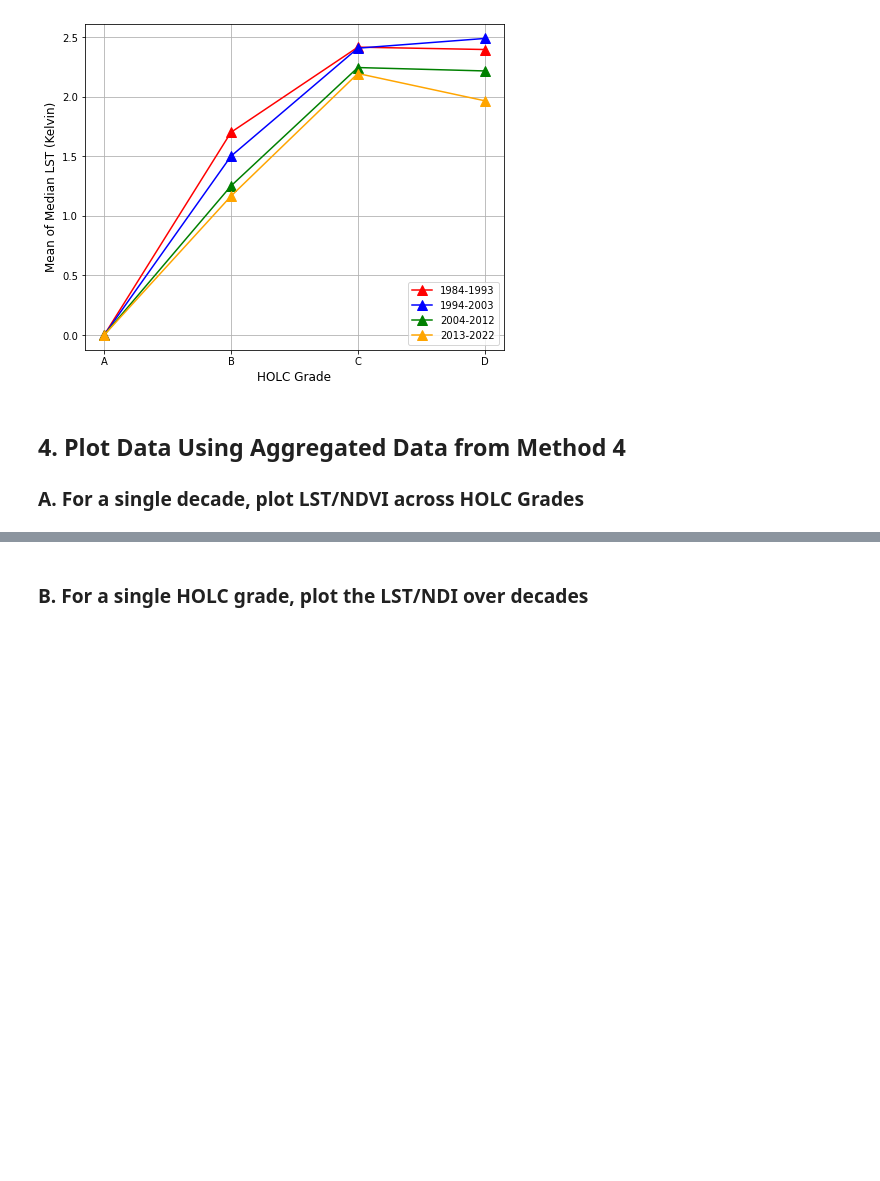
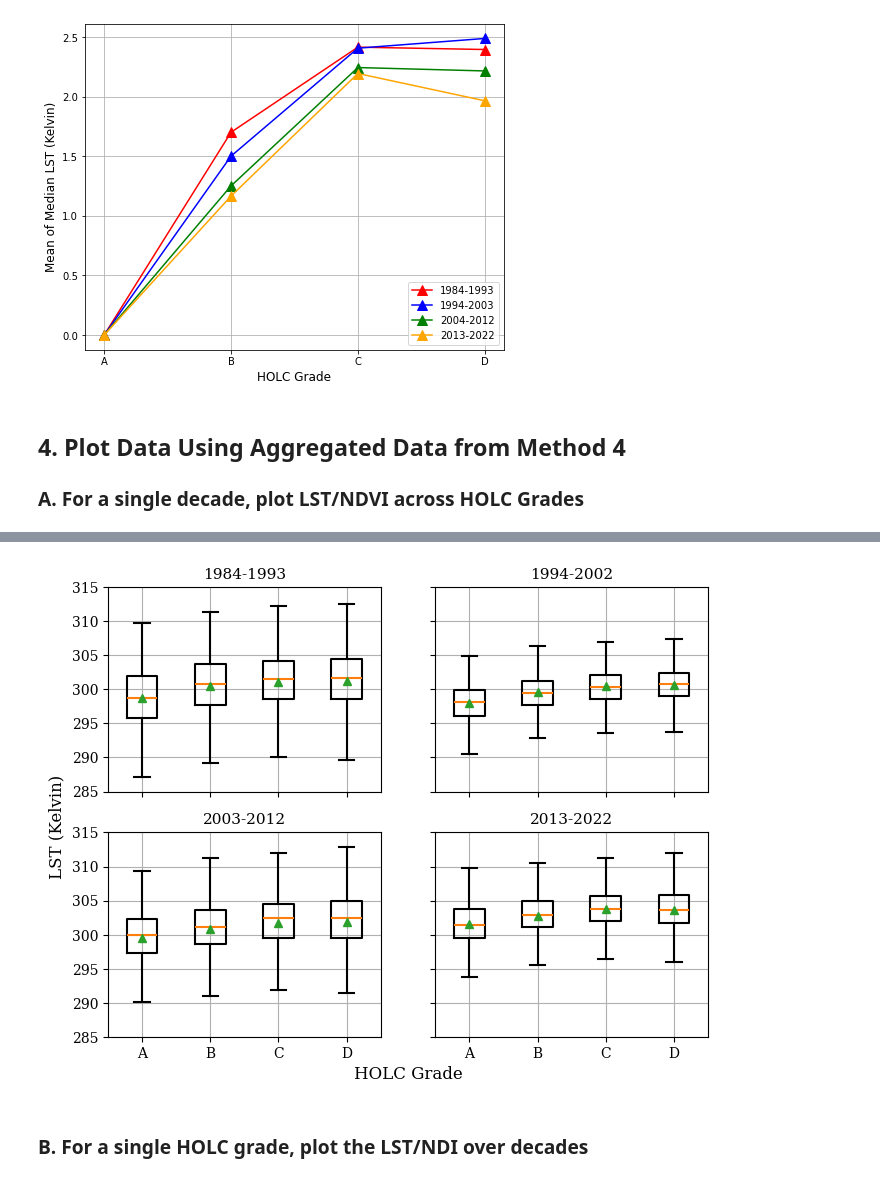
Before and after one commit to aderras/nyc-lst-ndvi, a Jupyter notebook: 00-notebooks/5_plot-results.ipynb, the cells around one changed output, grey strips where cells are left out. Drawn from its saved outputs; the diff is of its cells as text; code cells hidden in the pictures; blank space fills up the shorter version.

```diff
--- a/00-notebooks/5_plot-results.ipynb
+++ b/00-notebooks/5_plot-results.ipynb
@@ -563,3 +600,97 @@ plt.savefig(DIR_FIGS + "/m4_boxplots_"+column_choice+"-"+prefix_fname[obs_choice
+# %%
+fig, axs = plt.subplots(nrows=2,ncols=2,sharex=True, sharey=True)
+
+
+HOLC_grade = ["A", "B", "C", "D"]
+ylims = [285, 315] if obs_choice==0 else [-0.1,0.5]
+ylabel = "LST (Kelvin)" if obs_choice==0 else "NDVI"
+
+df_mean_stats0.boxplot(ax=axs[0,0],
+                column=[column_choice],
+                by=["holc_grade"],
+                grid=False,
+                showmeans=True,
+                showfliers=False,
+                color=dict(boxes='r', whiskers='r', medians='r',
+                           caps='r'),
+                boxprops=dict(linestyle='-', linewidth=1.5),
+                flierprops=dict(linestyle='-', linewidth=1.5),
+                medianprops=dict(linestyle='-', linewidth=1.5),
+                whiskerprops=dict(linestyle='-', linewidth=1.5),
+                capprops=dict(linestyle='-', linewidth=1.5)
+                )
+axs[0,0].set_ylim(ylims)
+axs[0,0].set_title(lbls_yr[0],size=11)
+axs[0,0].set_xlabel("")
+axs[0,0].grid()
+
+
+df_mean_stats1.boxplot(ax=axs[0,1],
+                column=[column_choice],
+                by=["holc_grade"],
+                grid=False,
+                showmeans=True,
+                showfliers=False,
+                color=dict(boxes='r', whiskers='r', medians='r',
+                           caps='r'),
+                boxprops=dict(linestyle='-', linewidth=1.5),
+                flierprops=dict(linestyle='-', linewidth=1.5),
+                medianprops=dict(linestyle='-', linewidth=1.5),
+                whiskerprops=dict(linestyle='-', linewidth=1.5),
+                capprops=dict(linestyle='-', linewidth=1.5)
+                )
+axs[0,1].set_title(lbls_yr[1],size=11)
+axs[0,1].set_xlabel("")
+axs[0,1].grid()
+
+df_mean_stats2.boxplot(ax=axs[1,0],
+                column=[column_choice],
+                by=["holc_grade"],
+                grid=False,
+                showmeans=True,
+                showfliers=False,
+                color=dict(boxes='r', whiskers='r', medians='r',
+                           caps='r'),
+                boxprops=dict(linestyle='-', linewidth=1.5),
+                flierprops=dict(linestyle='-', linewidth=1.5),
+                medianprops=dict(linestyle='-', linewidth=1.5),
+                whiskerprops=dict(linestyle='-', linewidth=1.5),
+                capprops=dict(linestyle='-', linewidth=1.5)
+                )
+axs[1,0].set_title(lbls_yr[2],size=11)
+axs[1,0].set_xlabel("")
+axs[1,0].grid()
+
+df_mean_stats3.boxplot(ax=axs[1,1],
+                column=[column_choice],
+                by=["holc_grade"],
+                grid=False,
+                showmeans=True,
+                showfliers=False,
+                color=dict(boxes='r', whiskers='r', medians='r',
+                           caps='r'),
+                boxprops=dict(linestyle='-', linewidth=1.5),
+                flierprops=dict(linestyle='-', linewidth=1.5),
+                medianprops=dict(linestyle='-', linewidth=1.5),
+                whiskerprops=dict(linestyle='-', linewidth=1.5),
+                capprops=dict(linestyle='-', linewidth=1.5)
+                )
+axs[1,1].set_title(lbls_yr[3],size=11)
+axs[1,1].set_xlabel("")
+axs[1,1].set_xticks([1,2,3,4],["A","B","C","D"])
+axs[1,1].grid()
+
+fig.suptitle("") # Remove default Pandas title
+
+fig.text(0.5, 0.08, "HOLC Grade", ha="center",size=12)
+fig.text(0.02, 0.5, ylabel, va="center", rotation="vertical", size=12)
+
+
+fn = "lst_vs_holc_grade.png"
+if obs_choice==1: fn = "ndvi_vs_holc_grade.png"
+plt.savefig(fn, bbox_inches="tight",dpi=1000)
+# %% [output]
+[figure, added]
 # %% [markdown]
 ### B. For a single HOLC grade, plot the LST/NDI over decades
 # %%
```
Also changed, not shown: parts of 19 cells of this notebook, 14 other files.
